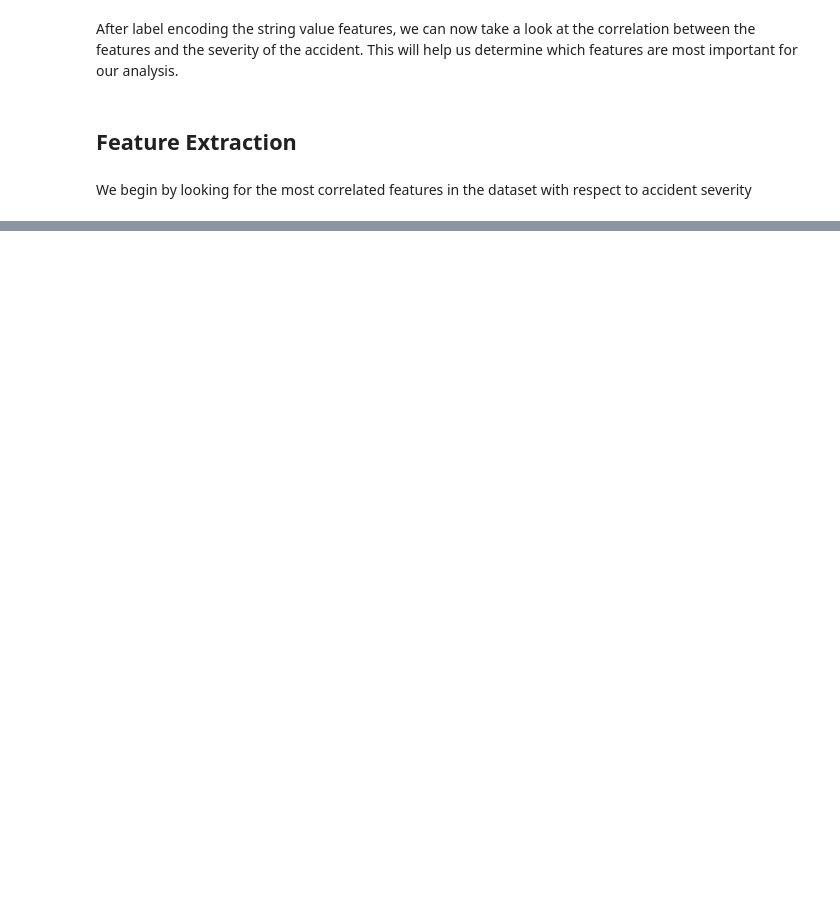
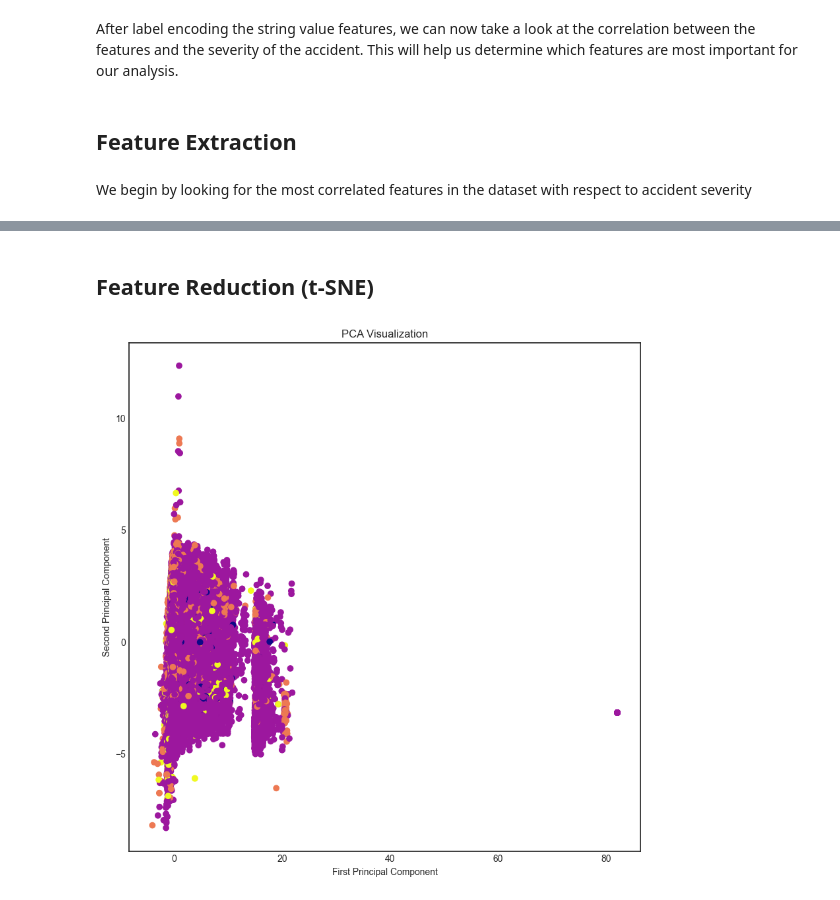
Before and after one commit to clayshubert/USAccidentAnalysisML, a Jupyter notebook: AccidentSeverity.ipynb, the cells around one changed output, grey strips where cells are left out. Drawn from its saved outputs; the diff is of its cells as text; code cells hidden in the pictures; blank space fills up the shorter version.

```diff
--- a/AccidentSeverity.ipynb
+++ b/AccidentSeverity.ipynb
@@ -302,0 +228,5 @@ plt.show()
+# %%
+#Print number of entries with a NaN or empty value
+print('Number of NaN or empty values in each column:')
+for column in df_extracted.columns:
+    print('{}: {}'.format(column, df_extracted[column].isnull().sum()))
@@ -302,0 +253,8 @@ plt.show()
+# %%
+df_extracted = df_extracted.drop('Wind_Chill(F)', axis=1)
+df_extracted = df_extracted.drop('Precipitation(in)', axis=1)
+#Replace NaN or empty values with the median for each column
+for column in df_extracted.columns:
+    df_extracted[column].fillna(df_extracted[column].median(), inplace=True)
+for column in df_extracted.columns:
+    print('{}: {}'.format(column, df_extracted[column].isnull().sum()))
@@ -302,0 +279,29 @@ plt.show()
+# %% [markdown]
+## Feature Reduction (t-SNE)
+# %%
+#Split the data into training, testing, and validation sets
+X = df_extracted.drop('Severity', axis=1)
+y = df_extracted['Severity']
+X_train, X_test, y_train, y_test = train_test_split(X, y, test_size=0.2, random_state=42)
+X_test, X_val, y_test, y_val = train_test_split(X_test, y_test, test_size=0.5, random_state=42)
+# %%
+#Standardize the data
+from sklearn.preprocessing import StandardScaler
+scaler = StandardScaler()
+X_train = scaler.fit_transform(X_train)
+X_test = scaler.transform(X_test)
+X_val = scaler.transform(X_val)
+# %%
+#Perform PCA
+pca = PCA(n_components=20)
+pca.fit(X_train)
+pca_X_train = pca.transform(X_train)
+#Plot the visualization
+plt.figure(figsize=(10,10))
+plt.scatter(pca_X_train[:,0], pca_X_train[:,1], c=y_train, cmap='plasma')
+plt.xlabel('First Principal Component')
+plt.ylabel('Second Principal Component')
+plt.title('PCA Visualization')
+plt.show()
+# %% [output]
+[figure, added]
```
Also changed, not shown: parts of 22 cells of this notebook.
